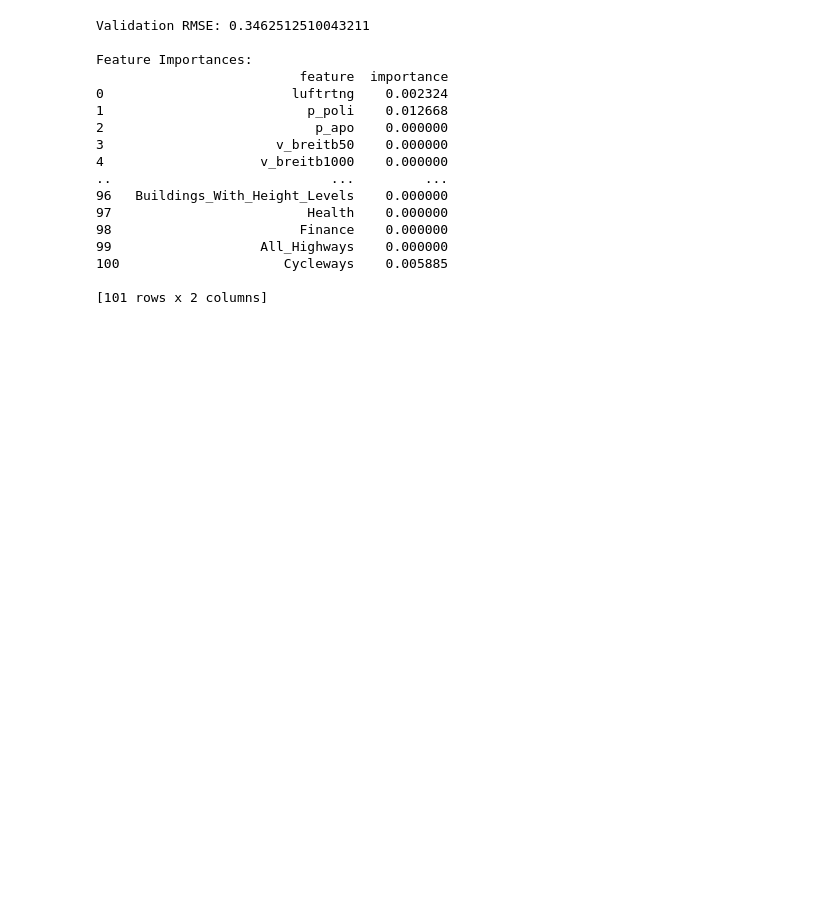
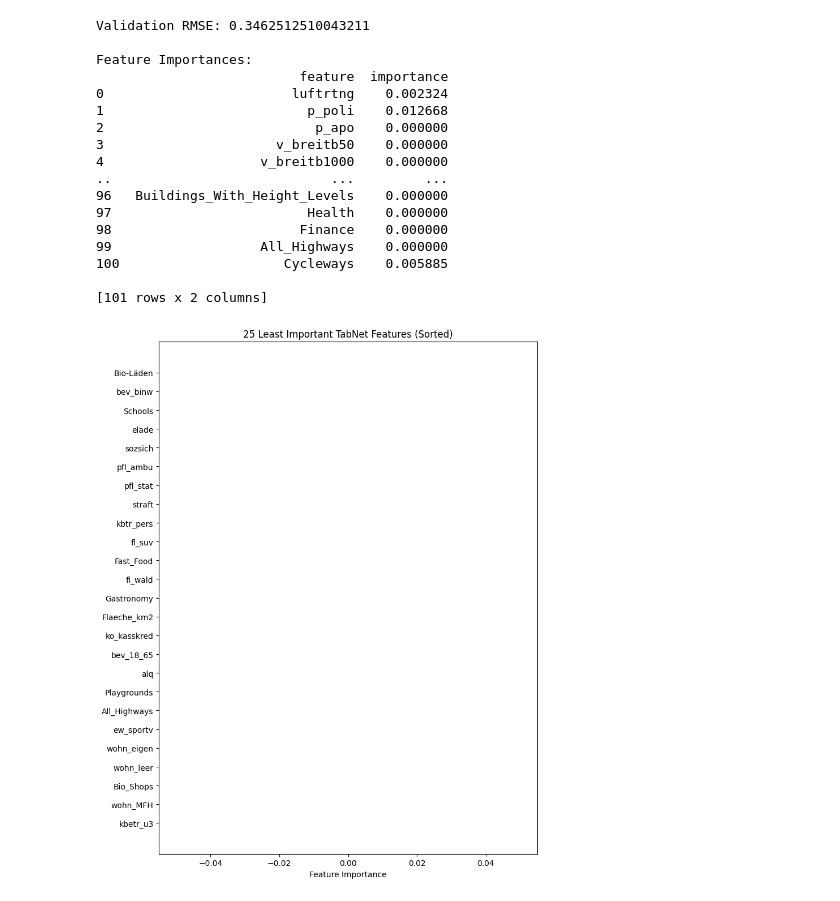
Before and after one commit to LeoS3000/VIZ-XAI-OpenDataGermany, a Jupyter notebook: tabnet.ipynb, the cells around one changed output. Saved outputs shown, nothing was run; the diff lists cells and outputs as text; code cells hidden in the pictures; blank space fills up the shorter version.

```diff
--- a/tabnet.ipynb
+++ b/tabnet.ipynb
@@ -182,6 +198,30 @@ Feature Importances:
 100                     Cycleways    0.005885
 
 [101 rows x 2 columns]
+# %%
+import matplotlib.pyplot as plt
+import numpy as np
+
+# Get TabNet feature importances from the trained regressor
+tabnet_importances = regressor.feature_importances_
+importances = tabnet_importances
+feature_names = np.array(features)  # Use the correct variable
+
+# Get indices of the 25 least important features
+least_idx = np.argsort(importances)[:25]
+
+# Sort these 25 features by their importance
+sorted_least_idx = least_idx[np.argsort(importances[least_idx])]
+
+plt.figure(figsize=(8, 10))
+plt.barh(range(25), importances[sorted_least_idx], color='blue')
+plt.yticks(range(25), feature_names[sorted_least_idx])
+plt.xlabel("Feature Importance")
+plt.title("25 Least Important TabNet Features (Sorted)")
+plt.tight_layout()
+plt.show()
+# %% [output]
+[figure, added]
 # %%
 
 import shap
```
Also changed, not shown: parts of 7 cells of this notebook, 3 other files.
